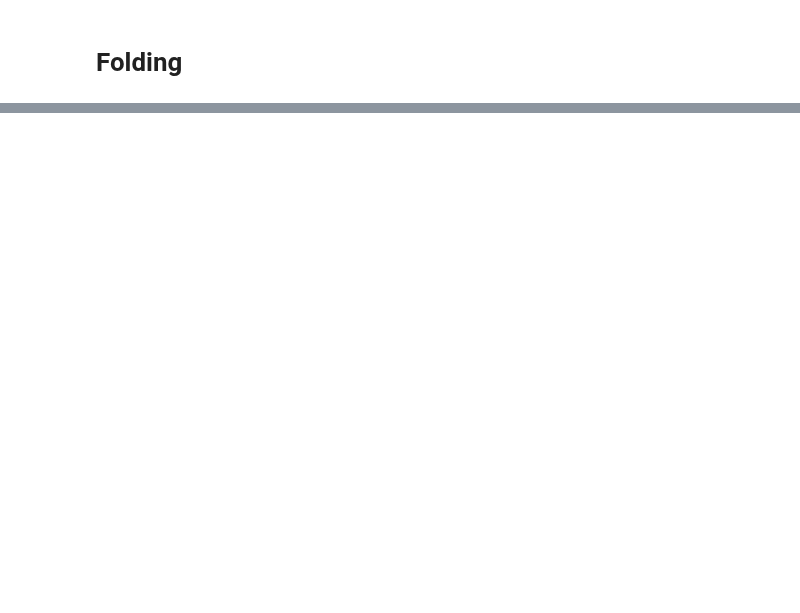
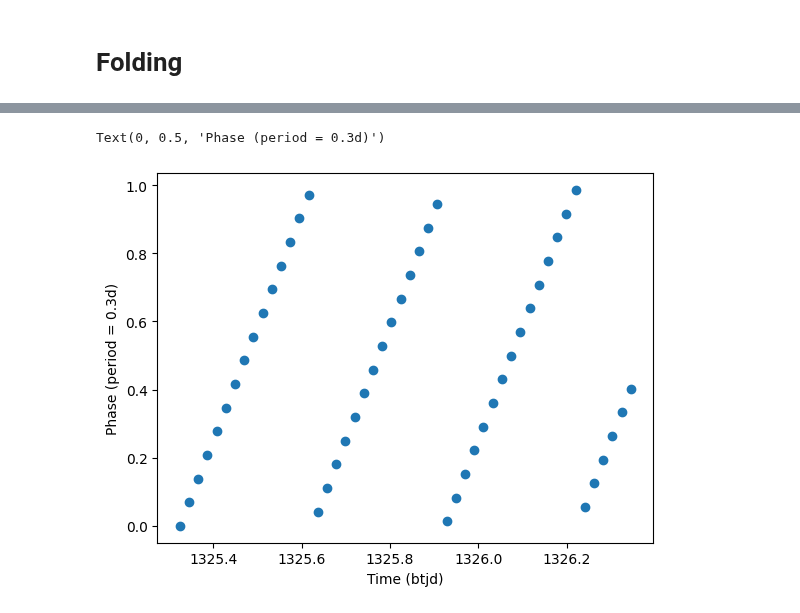
Before and after one commit to lightkurve/lkdata, a Jupyter notebook: demo.ipynb, the cells around one changed output, grey strips where cells are left out. Drawn from its saved outputs; the diff is of its cells as text; code cells hidden in the pictures; blank space fills up the shorter version.

```diff
--- a/demo.ipynb
+++ b/demo.ipynb
@@ -345,3 +570,3 @@ flux[:, [1, 2, 3], [1, 2, 3]]
 # %%
-flux.fold(0.3, inplace=True)
-flux
+folded = flux.fold(0.3)
+folded
@@ -347,0 +632,7 @@ flux
+# %%
+plt.scatter(folded.btjd, folded.phase)
+plt.xlabel("Time (btjd)")
+plt.ylabel("Phase (period = 0.3d)")
+# %% [output]
+Text(0, 0.5, 'Phase (period = 0.3d)')
+[figure, added]
```
Also changed, not shown: parts of 30 cells of this notebook, 2 other files.
